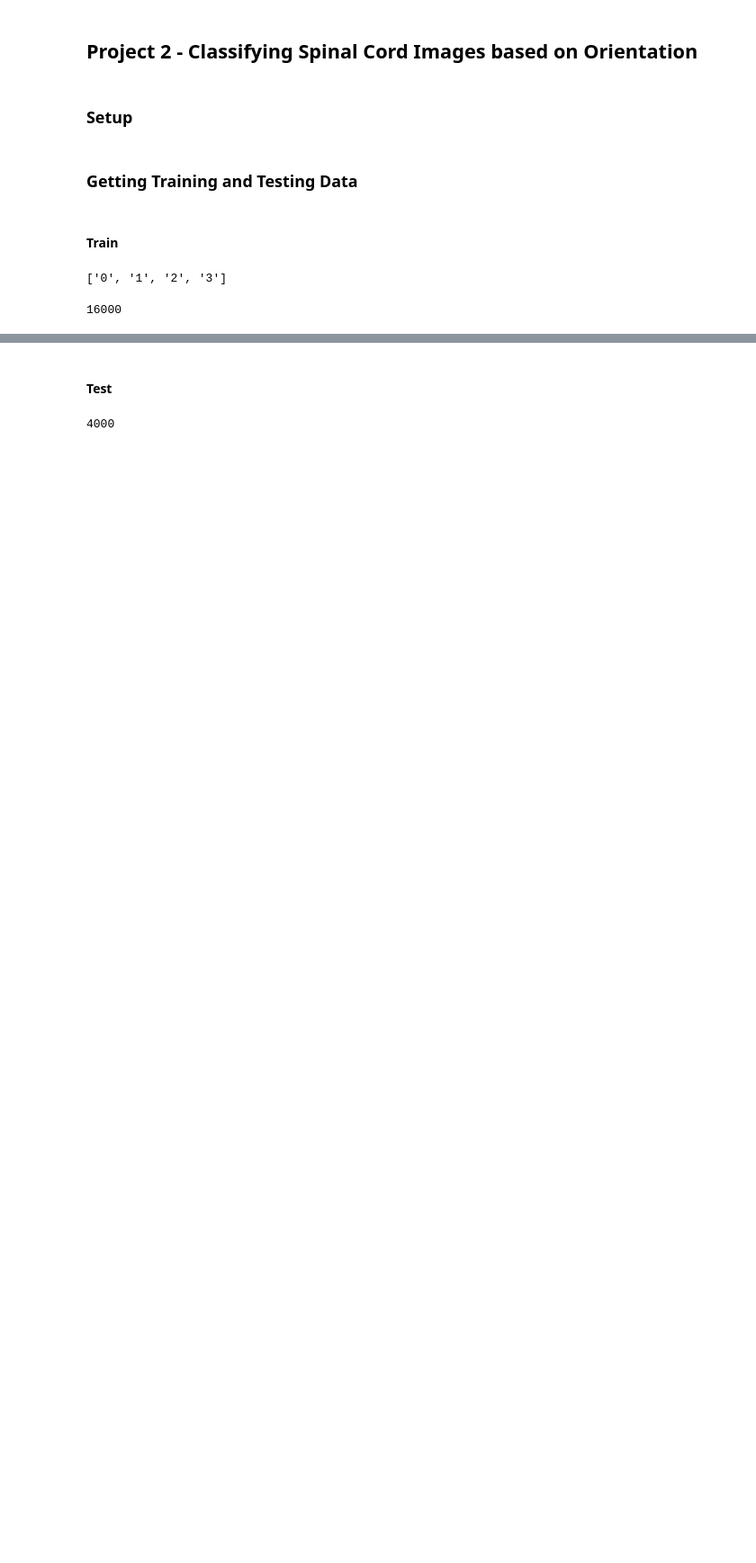
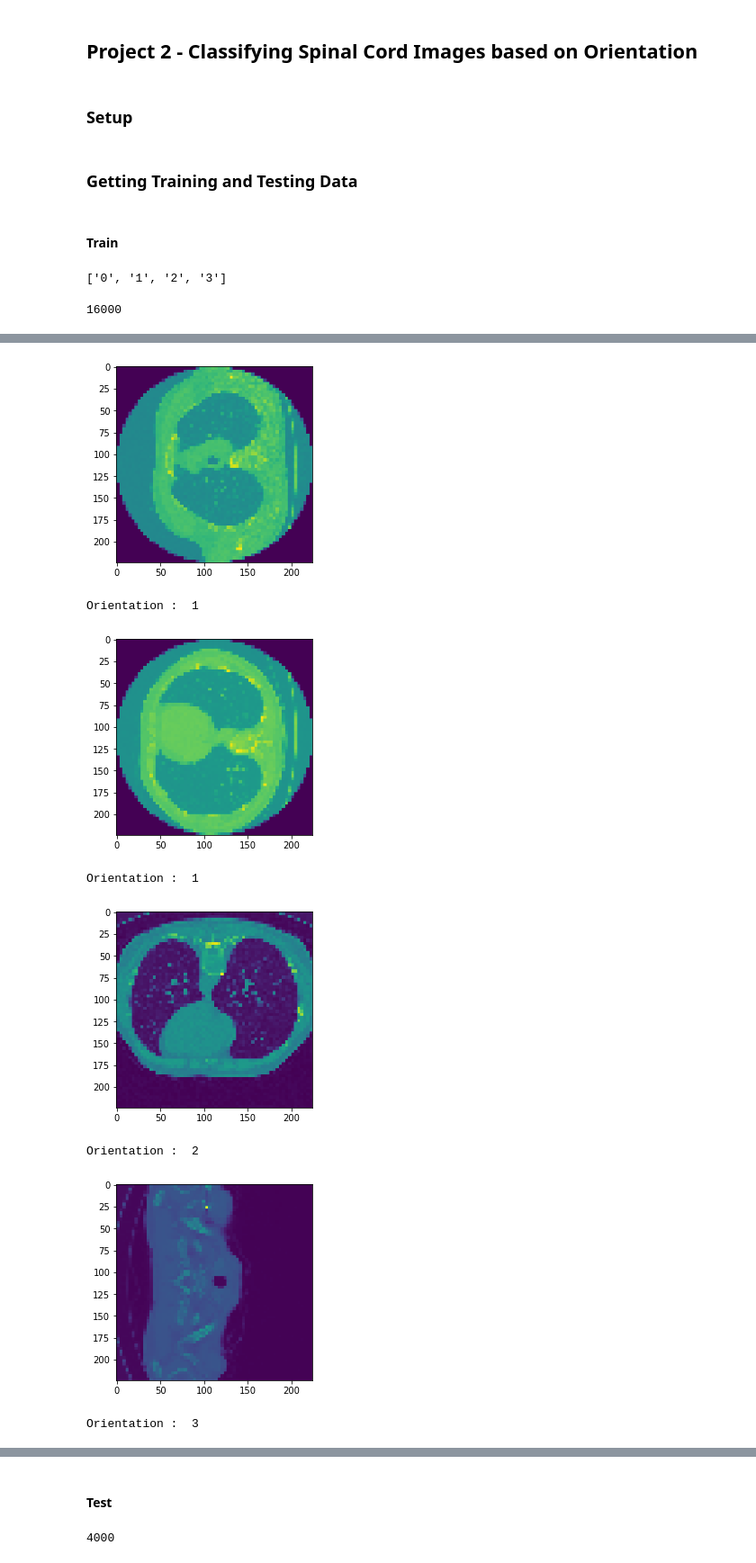
Before and after one commit to KishoreKB2711/Deep-Learning, a Jupyter notebook: Project 2/Project2.ipynb, the cells around one changed output, grey strips where cells are left out. Shown: that part at 90% size. Drawn from its saved outputs; the diff is of its cells as text; code cells hidden in the pictures; blank space fills up the shorter version.

```diff
--- a/Project 2/Project2.ipynb
+++ b/Project 2/Project2.ipynb
@@ -67,0 +81,7 @@ len(train['data'])
+# %%
+x_train = []
+
+for i,r in train_df.iterrows():
+    x_train.append(r['data'])
+# %%
+x_train = np.array(x_train)
@@ -67,0 +92,3 @@ len(train['data'])
+# %%
+# Make all images to have the shape (224, 224, 1)
+x_train = np.expand_dims(x_train, -1)
@@ -67,0 +99,3 @@ len(train['data'])
+# %%
+y_train = np.array(train_df['orientation'])
+y_train.shape
@@ -67,0 +104,14 @@ len(train['data'])
+# %%
+for i in range(5):
+    plt.imshow(x_train[i])
+    plt.show()
+    print("Orientation : " , y_train[i])
+# %% [output]
+[figure, added]
+Orientation :  1
+[figure, added]
+Orientation :  1
+[figure, added]
+Orientation :  2
+[figure, added]
+Orientation :  3
```
Also changed, not shown: parts of 32 cells of this notebook.
